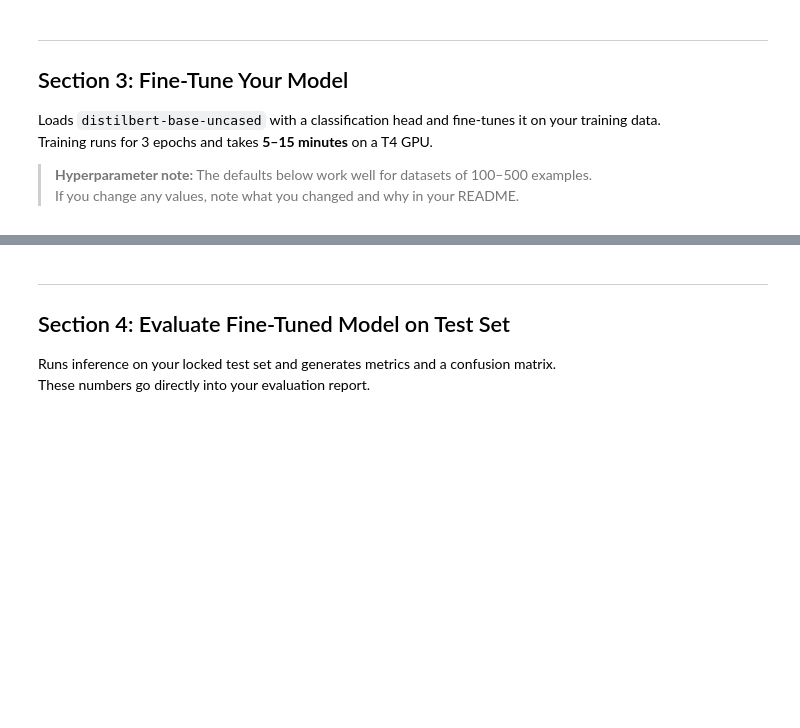
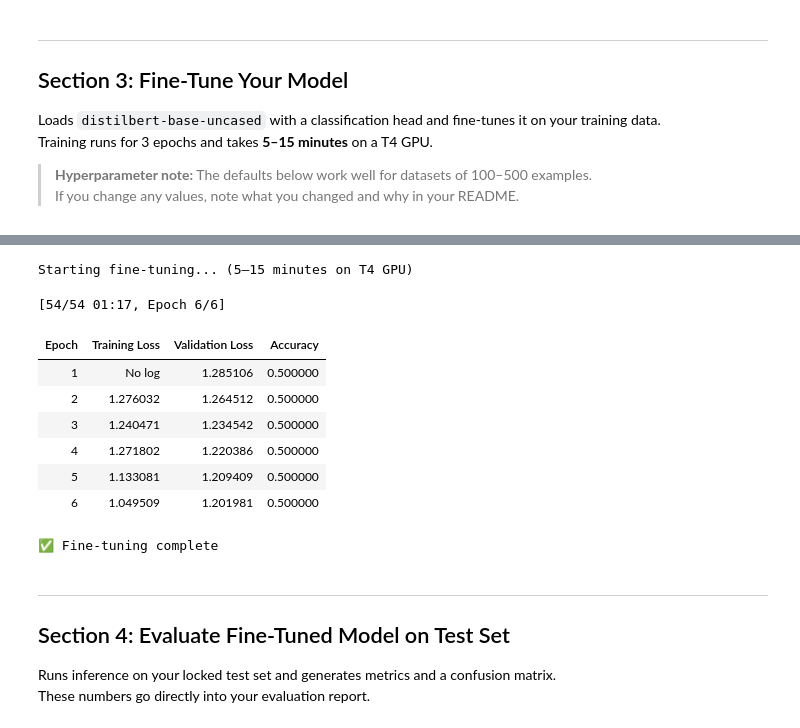
Before and after one commit to JacobKwiat1/ai201_project3_takemete, a Jupyter notebook: ai201_project3_takemeter_starter_clean.ipynb, the cells around one changed output, grey strips where cells are left out. Drawn from its saved outputs; the diff is of its cells as text; code cells hidden in the pictures; blank space fills up the shorter version.

```diff
--- a/ai201_project3_takemeter_starter_clean.ipynb
+++ b/ai201_project3_takemeter_starter_clean.ipynb
@@ -73,10 +78,10 @@ Your CSV must have at least two columns: `text` (the post/comment) and `label` (
 # ────────────────────────────────────────────────────────────────────────
 
 LABEL_MAP = {
-    "analysis":  0,   # ← Replace with your first label
-    "hot_take":  1,   # ← Replace with your second label
-    "reaction":  2,   # ← Replace with your third label (remove if you have 2 labels)
-    # "fourth_label": 3,  # ← Uncomment if you have a fourth label
+    "guide":  0,   # ← Replace with your first label
+    "analysis":  1,   # ← Replace with your second label
+    "opinion":  2,   # ← Replace with your third label (remove if you have 2 labels)
+    "complaint": 3,  # ← Uncomment if you have a fourth label
 }
 
 # ── END TODO ──────────────────────────────────────────────────────────────
@@ -204,34 +272,45 @@ def compute_metrics(eval_pred):
 #                     Reduce to 8 if you get out-of-memory errors.
 # ─────────────────────────────────────────────────────────────────────────
 training_args = TrainingArguments(
     output_dir="./takemeter-model",
-    num_train_epochs=3,
+    num_train_epochs=6,
     per_device_train_batch_size=16,
     per_device_eval_batch_size=32,
     learning_rate=2e-5,
     weight_decay=0.01,
     warmup_steps=50,
     eval_strategy="epoch",
     save_strategy="epoch",
     save_total_limit=1,
     load_best_model_at_end=True,
     metric_for_best_model="accuracy",
     logging_steps=10,
     report_to="none",
 )
 
 trainer = Trainer(
     model=model,
     args=training_args,
     train_dataset=train_dataset,
     eval_dataset=val_dataset,
     data_collator=data_collator,
     compute_metrics=compute_metrics,
 )
 
 print("Starting fine-tuning... (5–15 minutes on T4 GPU)")
 trainer.train()
 print("\n✅ Fine-tuning complete")
+# %% [output]
+Starting fine-tuning... (5–15 minutes on T4 GPU)
+[54/54 01:17, Epoch 6/6]
+| Epoch | Training Loss | Validation Loss | Accuracy |
+| 1 | No log | 1.285106 | 0.500000 |
+| 2 | 1.276032 | 1.264512 | 0.500000 |
+| 3 | 1.240471 | 1.234542 | 0.500000 |
+| 4 | 1.271802 | 1.220386 | 0.500000 |
+| 5 | 1.133081 | 1.209409 | 0.500000 |
+| 6 | 1.049509 | 1.201981 | 0.500000 |
+✅ Fine-tuning complete
 # %% [markdown]
 ---
 ## Section 4: Evaluate Fine-Tuned Model on Test Set
```
Also changed, not shown: parts of 18 cells of this notebook, 6 other files.
